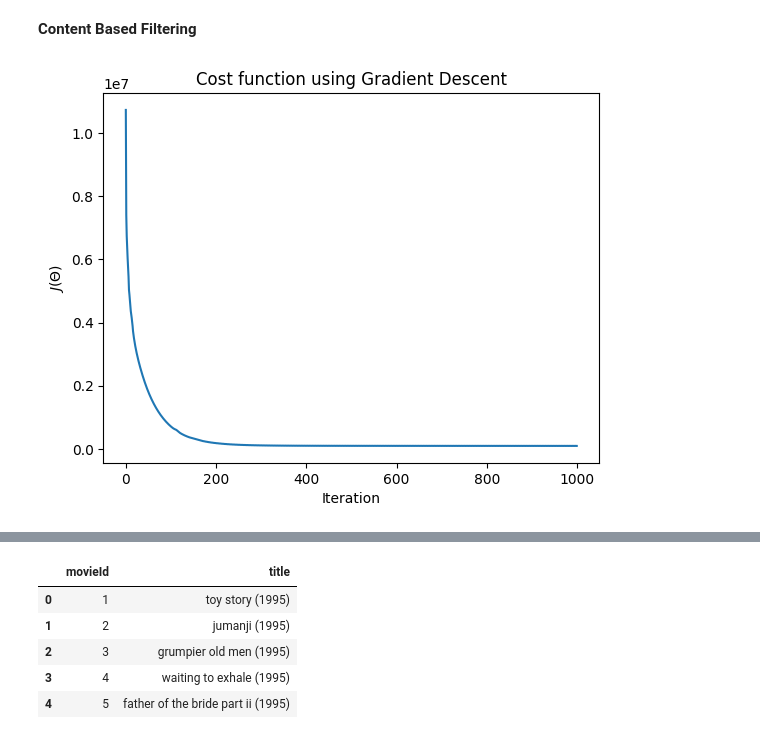
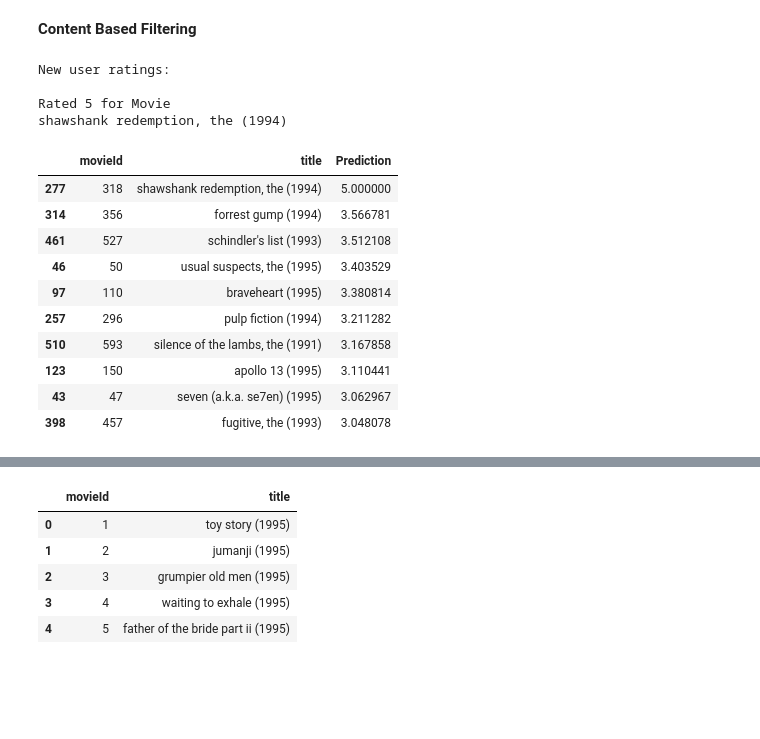
Before and after one commit to Manish-Nath/Recommender_System-Using-Latent-features, a Jupyter notebook: netflix_data.ipynb, the cells around one changed output, grey strips where cells are left out. Cells and saved outputs as stored; diff of their text form; code cells hidden in the pictures; blank space fills up the shorter version.

```diff
--- a/netflix_data.ipynb
+++ b/netflix_data.ipynb
@@ -343,4 +626,5 @@ def CBgradientDescent(X, y, theta, alpha, num_iters):
 # %%
+
 def prediction(X, my_ratings, moviesdataset):
     """
     Performs prediction for movie recommendations based on user ratings and movie features.
@@ -378,7 +662,7 @@ def prediction(X, my_ratings, moviesdataset):
     y = np.reshape(y, -1)                           # Reshape to (k,) for gradient descent
 
     # Perform gradient descent to learn the parameters (theta) based on the rated movies
-    theta = CBgradientDescent(X_1, y, np.zeros((100)), 0.001, 4000)
+    theta = CBgradientDescent(X_1, y, np.zeros((200)), 0.001, 4000)
     # Here, theta will have shape: (n,) after optimization
     # print(theta)
     # Predict ratings for all movies using learned parameters
@@ -448,24 +680,0 @@ def train_test_split(Yratings,Rratings):
-# %%
-#Train-Test split
-Ytrain, Ytest, Rtrain, Rtest = train_test_split(Y,R)
-num_users = Ytrain.shape[1]
-num_movies = Ytrain.shape[0]
-num_features = 100
-
-# Set initial Parameters (Theta,X)
-X = np.random.randn(num_movies, num_features)
-Theta = np.random.randn(num_users, num_features)
-initial_parameters = np.append(X.flatten(),Theta.flatten())
-Lambda = 10
-
-# learns Features for movies and parameters for all users using Collaborative filtering
-paramsFinal, J_history = gradientDescent(initial_parameters,Ytrain,Rtrain,num_users,num_movies,num_features,0.001,1000,Lambda)
-
-plt.plot(J_history)
-plt.xlabel("Iteration")
-plt.ylabel("$J(\Theta)$")
-plt.title("Cost function using Gradient Descent")
-X = paramsFinal[:num_movies*num_features].reshape(num_movies,num_features)
-Theta = paramsFinal[num_movies*num_features:].reshape(num_users,num_features)
-# %% [output]
-[figure, removed]
@@ -479,0 +681,50 @@ def get_mse(pred, actual):
+# %%
+#cleaning and transforming moviesDataset to use it on web-application
+moviesdataset=merged.drop(['userId','rating','timestamp','genres'],axis=1)
+moviesdataset=moviesdataset.drop_duplicates()
+moviesdataset=moviesdataset.sort_values("movieId")
+moviesdataset=moviesdataset.reset_index(drop=True)
+moviesdataset["title"] = moviesdataset["title"].str.lower()
+moviesdataset["title"] = moviesdataset["title"].str.replace(r"\(.*\)","")
+moviesdataset.head()
+
+my_ratings = np.zeros((9724,1))
+# %%
+
+# # test rating user
+# my_ratings[0] = 4
+# my_ratings[97] = 2
+# my_ratings[6] = 3
+# my_ratings[11]= 5
+# my_ratings[53] = 4
+# my_ratings[63]= 5
+# my_ratings[65]= 3
+# my_ratings[68] = 5
+# my_ratings[82]= 4
+# my_ratings[225] = 5
+# my_ratings[354]= 5
+my_ratings[277]=5
+print("New user ratings:\n")
+for i in range(len(my_ratings)):
+    if my_ratings[i]>0:
+        print("Rated",int(my_ratings[i]),"for Movie")
+        print((moviesdataset.iloc[i]).title)
+# top-N-movies
+# my_ratings
+prediction(U,my_ratings,moviesdataset)
+# %% [output]
+New user ratings:
+
+Rated 5 for Movie
+shawshank redemption, the (1994)
+|  | movieId | title | Prediction |
+| 277 | 318 | shawshank redemption, the (1994) | 5.000000 |
+| 314 | 356 | forrest gump (1994) | 3.566781 |
+| 461 | 527 | schindler's list (1993) | 3.512108 |
+| 46 | 50 | usual suspects, the (1995) | 3.403529 |
+| 97 | 110 | braveheart (1995) | 3.380814 |
+| 257 | 296 | pulp fiction (1994) | 3.211282 |
+| 510 | 593 | silence of the lambs, the (1991) | 3.167858 |
+| 123 | 150 | apollo 13 (1995) | 3.110441 |
+| 43 | 47 | seven (a.k.a. se7en) (1995) | 3.062967 |
+| 398 | 457 | fugitive, the (1993) | 3.048078 |
```
Also changed, not shown: parts of 47 cells of this notebook, 7 other files.
